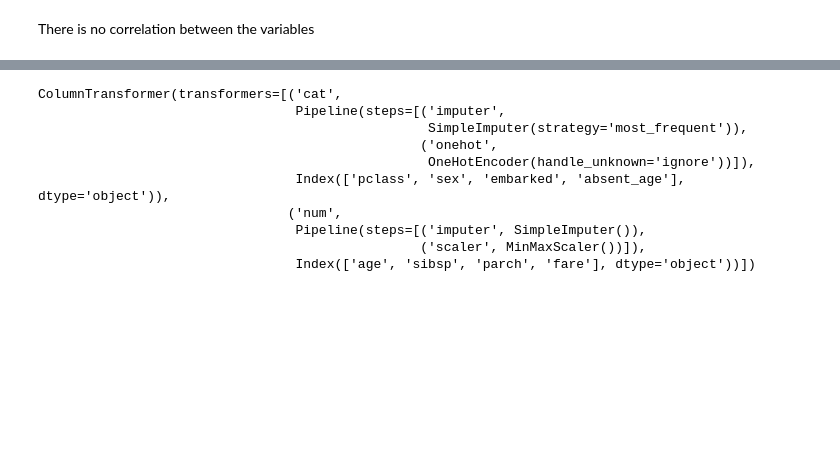
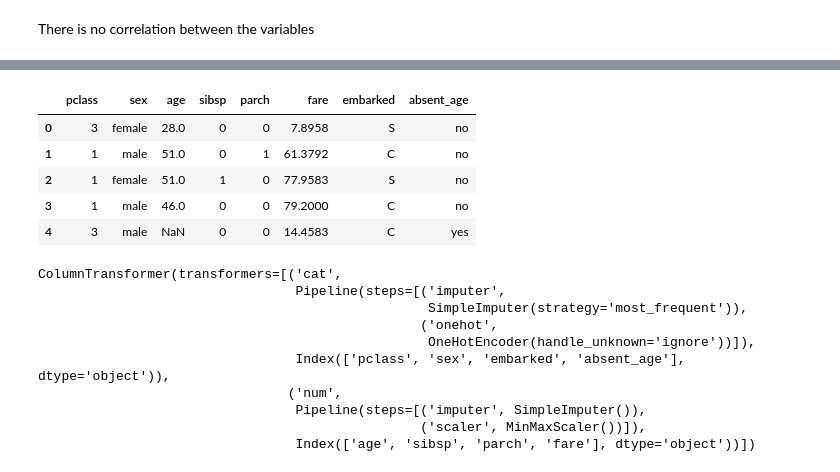
Before and after one commit to rodri-iot/decision_tree, a Jupyter notebook: 01_decision_tree.ipynb, the cells around one changed output, grey strips where cells are left out. Drawn from its saved outputs; the diff is of its cells as text; code cells hidden in the pictures; blank space fills up the shorter version.

```diff
--- a/01_decision_tree.ipynb
+++ b/01_decision_tree.ipynb
@@ -209,3 +268,12 @@ y_test = df_test['target'].reset_index(drop=True)
+# %%
+X_train.head()
+# %% [output]
+|  | pclass | sex | age | sibsp | parch | fare | embarked | absent_age |
+| 0 | 3 | female | 28.0 | 0 | 0 | 7.8958 | S | no |
+| 1 | 1 | male | 51.0 | 0 | 1 | 61.3792 | C | no |
+| 2 | 1 | female | 51.0 | 1 | 0 | 77.9583 | S | no |
+| 3 | 1 | male | 46.0 | 0 | 0 | 79.2000 | C | no |
+| 4 | 3 | male | NaN | 0 | 0 | 14.4583 | C | yes |
 # %%
 label_encoder = LabelEncoder()
 y_train_enc = label_encoder.fit_transform(y_train)
```
Also changed, not shown: parts of 6 cells of this notebook, 2 other files.
